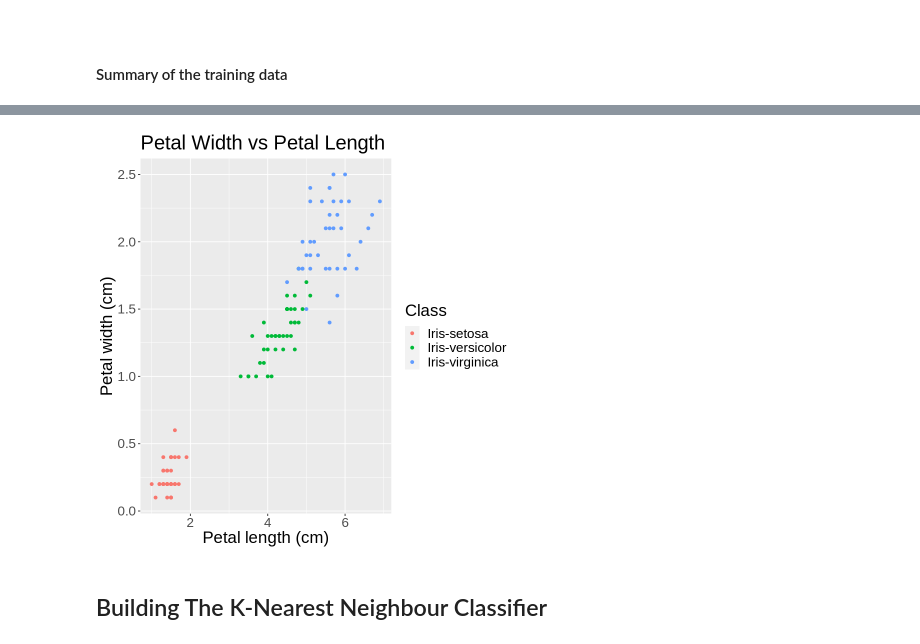
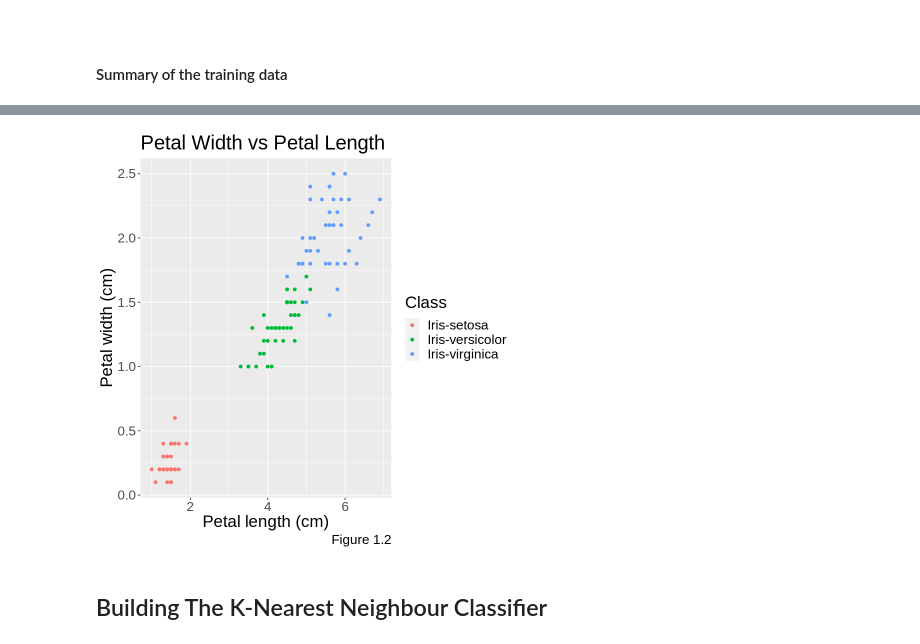
Before and after one commit to lhan0903/DSCI-100-Project-006-26, a Jupyter notebook: group-project-report.ipynb, the cells around one changed output, grey strips where cells are left out. Drawn from its saved outputs; the diff is of its cells as text; code cells hidden in the pictures.

```diff
--- a/group-project-report.ipynb
+++ b/group-project-report.ipynb
@@ -119,15 +166,16 @@ iris_plot_sepal
 # %%
 # Graph 2
 iris_plot_petal <- ggplot(data = iris_train,
                           aes(x = petal_length_cm, y = petal_width_cm , colour = class )) +
                     geom_point() +
-                    labs(x = "Petal length (cm)", y = "Petal width (cm)" , colour = "Class") +
+                    labs(x = "Petal length (cm)", y = "Petal width (cm)",
+                         colour = "Class", caption = "Figure 1.2") +
                     ggtitle("Petal Width vs Petal Length") +
                     theme(text = element_text(size = 20))
 
 iris_plot_petal
 # %% [output]
-[figure, old version]
+[figure, new version]
 # %% [markdown]
 ## Building The K-Nearest Neighbour Classifier
 # %% [markdown]
```
Also changed, not shown: parts of 22 cells of this notebook, 1 other file.
